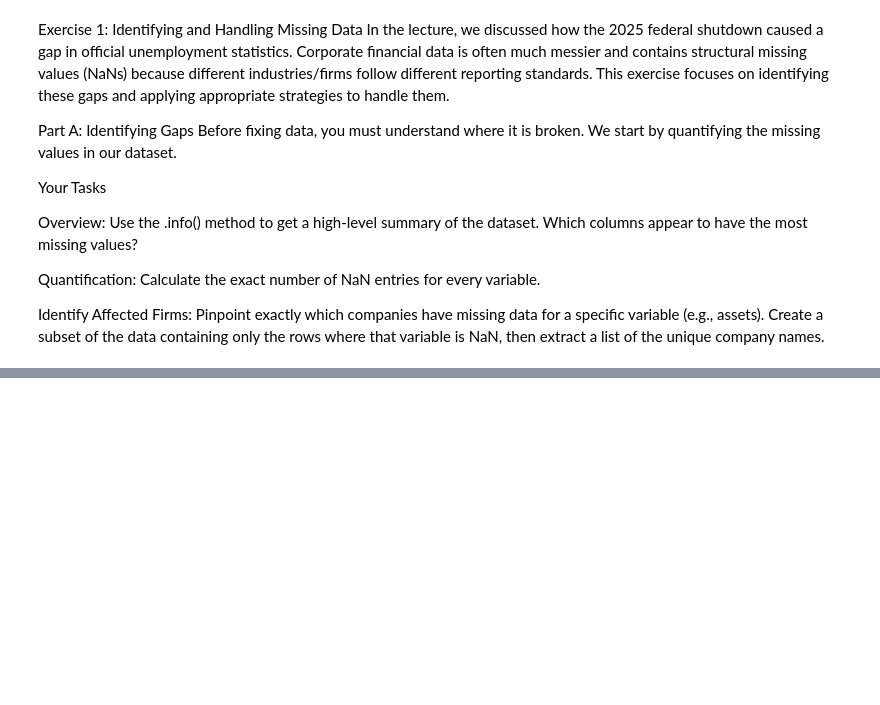
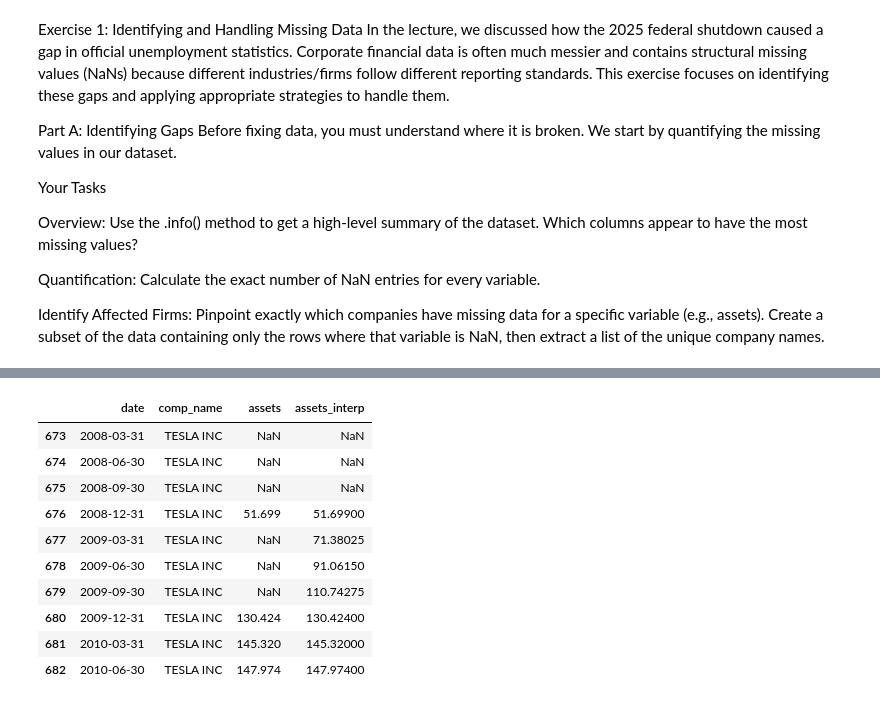
Before and after one commit to williamwuillemin/Intro-to-Progamming-Exo-6, a Jupyter notebook: Exercises_06.ipynb, the cells around one changed output, grey strips where cells are left out. Saved outputs shown, nothing was run; the diff lists cells and outputs as text; code cells hidden in the pictures; blank space fills up the shorter version.

```diff
--- a/Exercises_06.ipynb
+++ b/Exercises_06.ipynb
@@ -120,0 +269,16 @@ Identify Affected Firms: Pinpoint exactly which companies have missing data for
+# %%
+df["assets_interp"] = (df.groupby("ticker")["assets"].transform(lambda x:x.interpolate(method = "linear")))
+
+df[df["ticker"] == "TSLA"][["date", "comp_name", "assets", "assets_interp"]].head(10)
+# %% [output]
+|  | date | comp_name | assets | assets_interp |
+| 673 | 2008-03-31 | TESLA INC | NaN | NaN |
+| 674 | 2008-06-30 | TESLA INC | NaN | NaN |
+| 675 | 2008-09-30 | TESLA INC | NaN | NaN |
+| 676 | 2008-12-31 | TESLA INC | 51.699 | 51.69900 |
+| 677 | 2009-03-31 | TESLA INC | NaN | 71.38025 |
+| 678 | 2009-06-30 | TESLA INC | NaN | 91.06150 |
+| 679 | 2009-09-30 | TESLA INC | NaN | 110.74275 |
+| 680 | 2009-12-31 | TESLA INC | 130.424 | 130.42400 |
+| 681 | 2010-03-31 | TESLA INC | 145.320 | 145.32000 |
+| 682 | 2010-06-30 | TESLA INC | 147.974 | 147.97400 |
```
Also changed, not shown: parts of 17 cells of this notebook.
